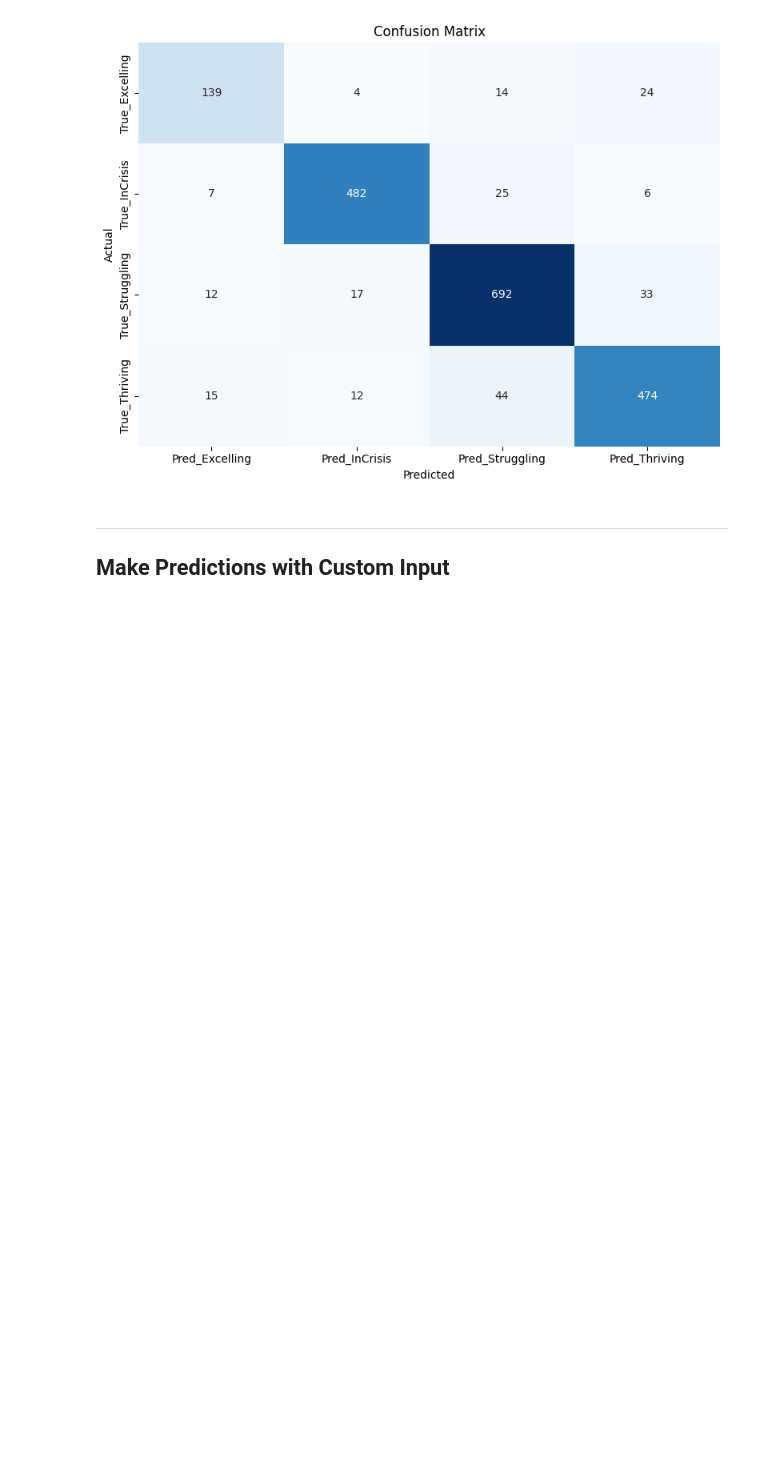
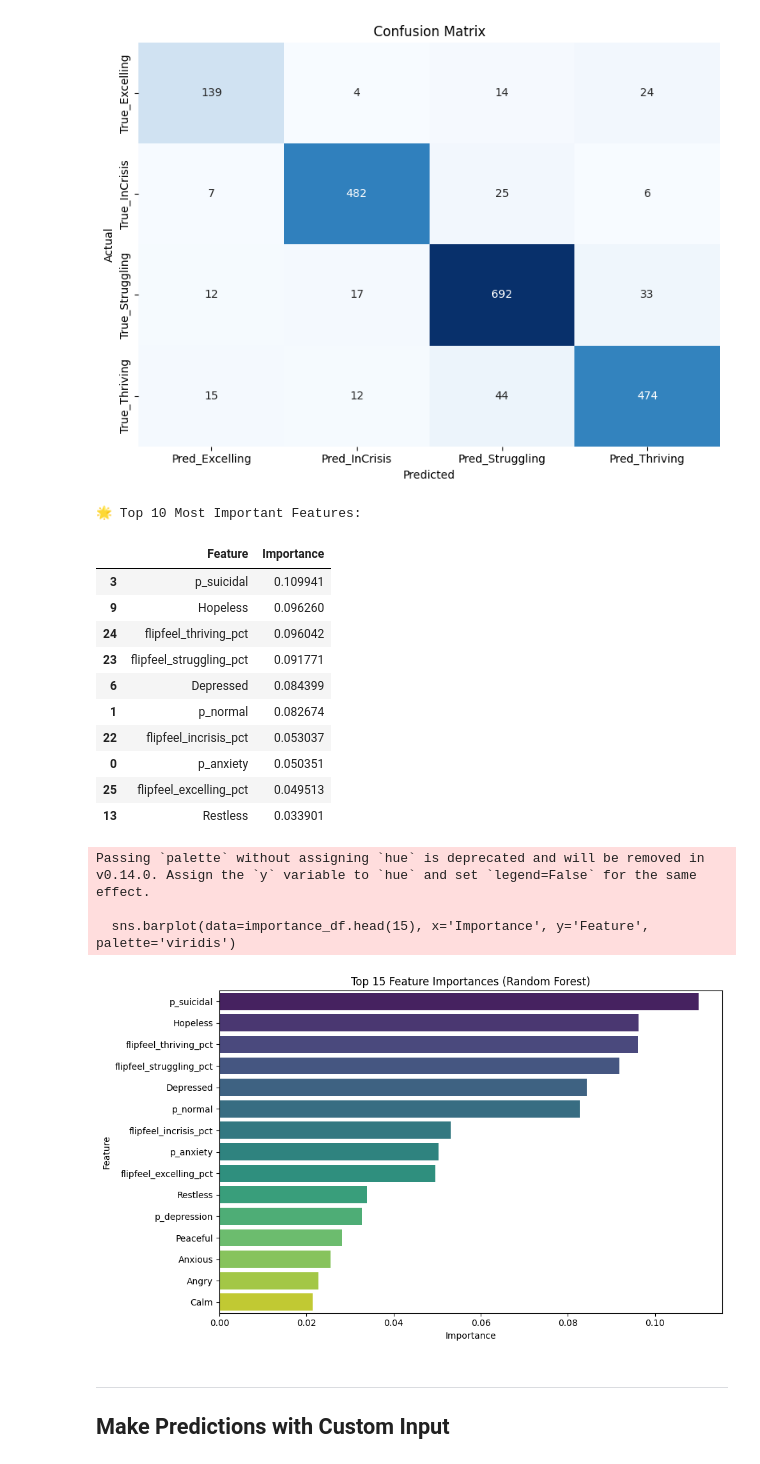
Before and after one commit to majiinB/Heron-wellnest-ml-model, a Jupyter notebook: notebooks/classification/random-forest.ipynb, the cells around one changed output. Cells and saved outputs as stored; diff of their text form; code cells hidden in the pictures; blank space fills up the shorter version.

Commit message:
Added feature importance

```diff
--- a/notebooks/classification/random-forest.ipynb
+++ b/notebooks/classification/random-forest.ipynb
@@ -458,6 +469,43 @@ plt.show()
 | True_Struggling | 12 | 17 | 692 | 33 |
 | True_Thriving | 15 | 12 | 44 | 474 |
 [figure]
+# %%
+# Extract feature importances
+feature_importance = best_model.named_steps['classifier'].feature_importances_
+
+# Create DataFrame
+importance_df = pd.DataFrame({
+    'Feature': X_encoded.columns,
+    'Importance': feature_importance
+}).sort_values('Importance', ascending=False)
+
+# Display top features
+print("🌟 Top 10 Most Important Features:\n")
+display(importance_df.head(10))
+
+# Plot
+plt.figure(figsize=(10, 6))
+sns.barplot(data=importance_df.head(15), x='Importance', y='Feature', palette='viridis')
+plt.title('Top 15 Feature Importances (Random Forest)')
+plt.tight_layout()
+plt.show()
+# %% [output]
+🌟 Top 10 Most Important Features:
+|  | Feature | Importance |
+| 3 | p_suicidal | 0.109941 |
+| 9 | Hopeless | 0.096260 |
+| 24 | flipfeel_thriving_pct | 0.096042 |
+| 23 | flipfeel_struggling_pct | 0.091771 |
+| 6 | Depressed | 0.084399 |
+| 1 | p_normal | 0.082674 |
+| 22 | flipfeel_incrisis_pct | 0.053037 |
+| 0 | p_anxiety | 0.050351 |
+| 25 | flipfeel_excelling_pct | 0.049513 |
+| 13 | Restless | 0.033901 |
+Passing `palette` without assigning `hue` is deprecated and will be removed in v0.14.0. Assign the `y` variable to `hue` and set `legend=False` for the same effect.
+
+  sns.barplot(data=importance_df.head(15), x='Importance', y='Feature', palette='viridis')
+[figure, added]
 # %% [markdown]
 ---
 ## **Make Predictions with Custom Input**
```
Also changed, not shown: parts of 1 cell of this notebook.
